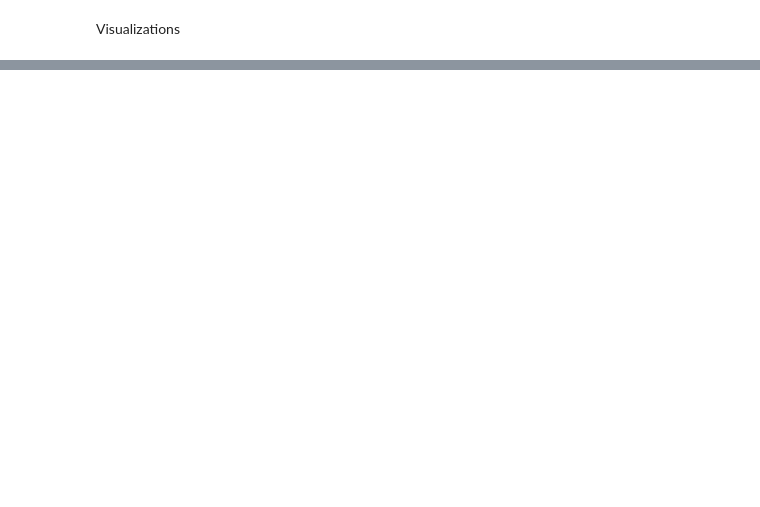
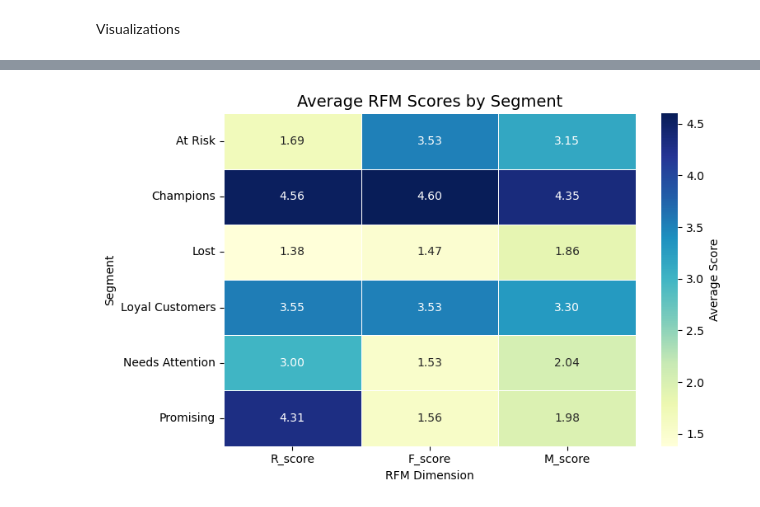
Before and after one commit to aryapatange/Customer-Segmentation, a Jupyter notebook: notebooks/03_business_insights.ipynb, the cells around one changed output, grey strips where cells are left out. Saved outputs shown, nothing was run; the diff lists cells and outputs as text; code cells hidden in the pictures; blank space fills up the shorter version.

```diff
--- a/notebooks/03_business_insights.ipynb
+++ b/notebooks/03_business_insights.ipynb
@@ -70,0 +127,16 @@ rfm_df.groupby('Segment')['Monetary'].sum().plot(kind='bar')
+# %%
+# rfm heatmap by segment
+import seaborn as sns
+
+segment_profile = rfm_df.groupby('Segment')[['R_score','F_score','M_score']].mean().round(2)
+
+plt.figure(figsize=(8, 5))
+sns.heatmap(segment_profile, annot=True, fmt='.2f', cmap='YlGnBu',
+            linewidths=0.5, cbar_kws={'label': 'Average Score'})
+plt.title('Average RFM Scores by Segment', fontsize=14)
+plt.xlabel('RFM Dimension')
+plt.ylabel('Segment')
+plt.tight_layout()
+plt.show()
+# %% [output]
+[figure, added]
```
Also changed, not shown: parts of 15 cells of this notebook, 2 other files.
